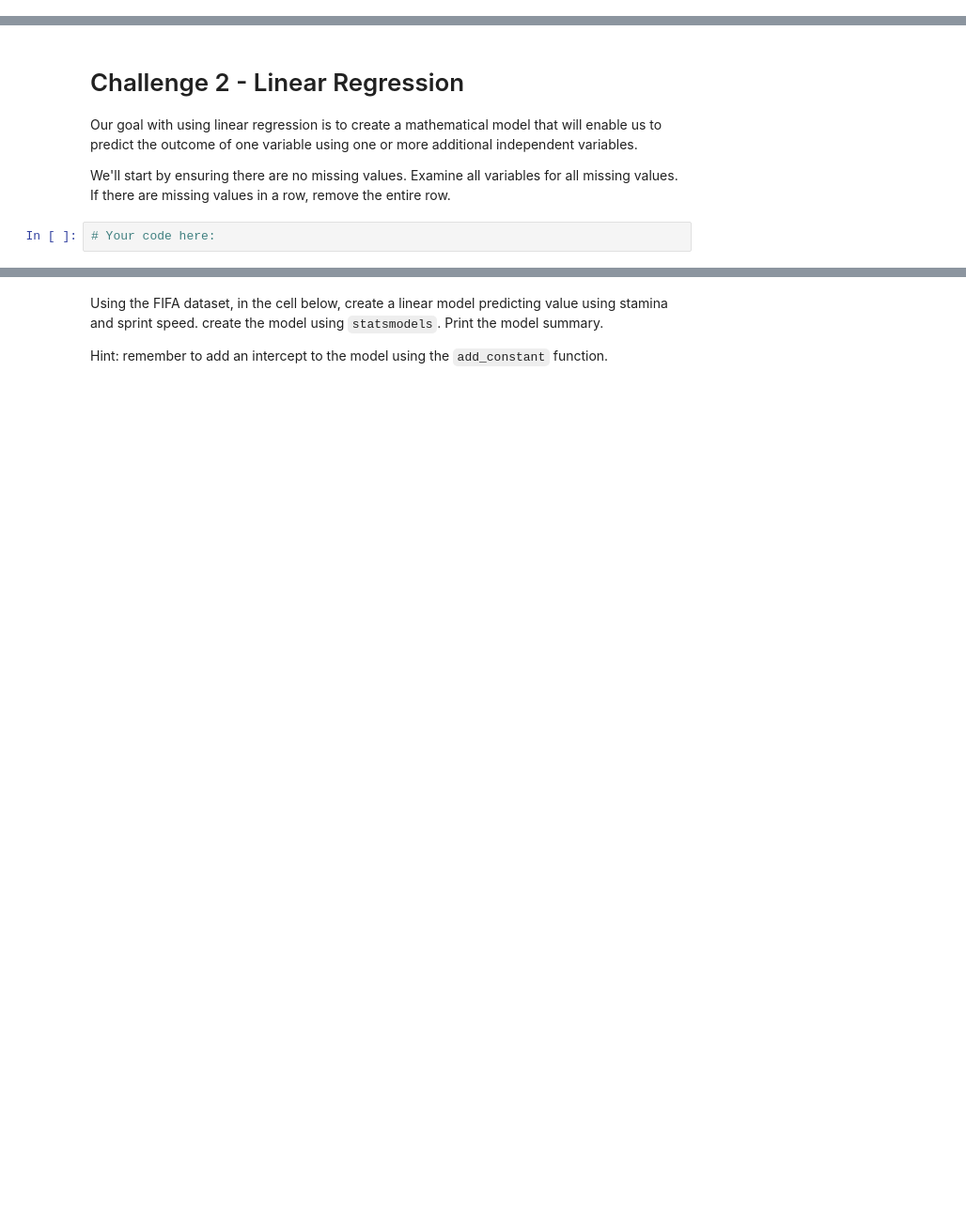
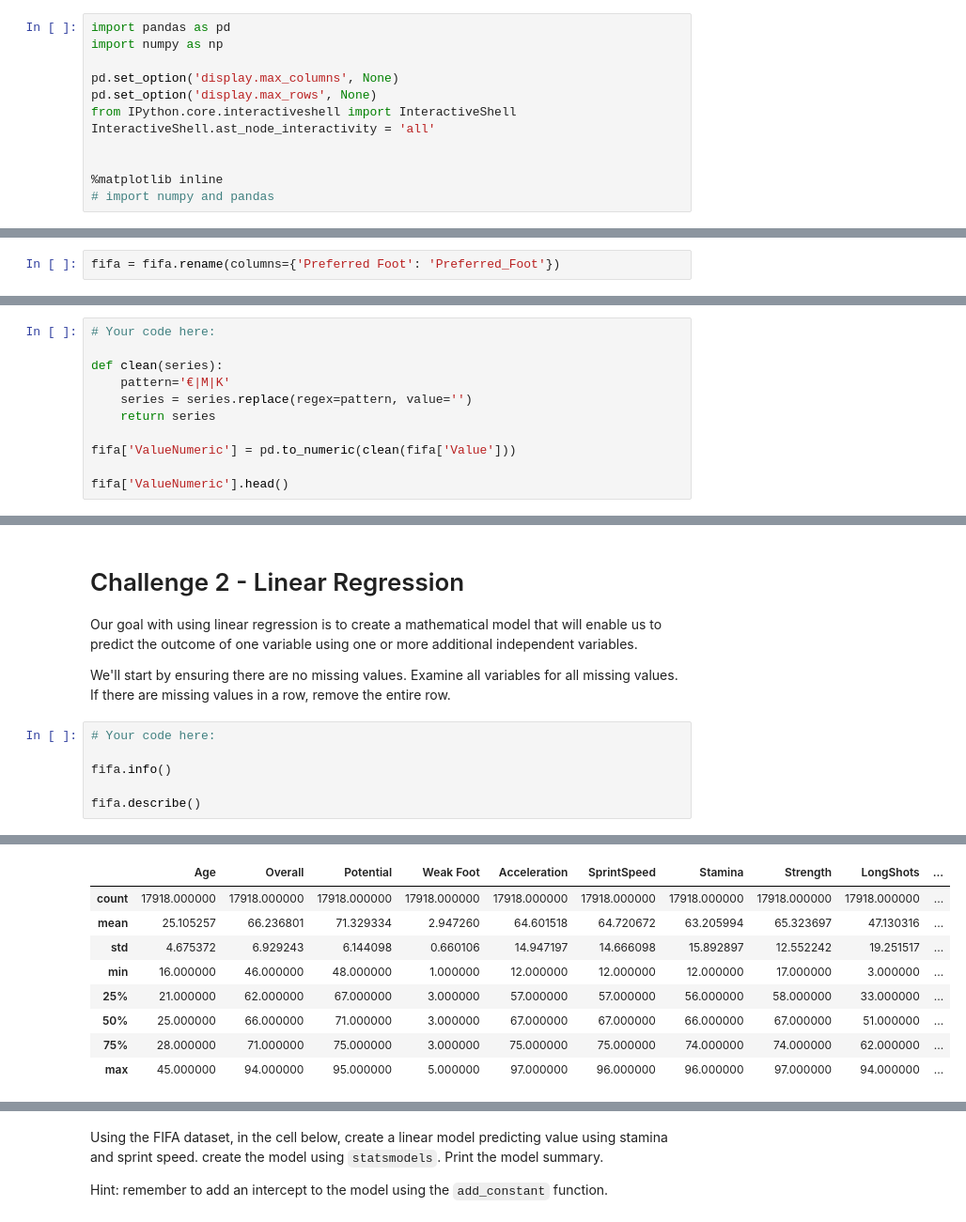
Before and after one commit to ta-datapt-bcn/lab-correlation-tests-with-scipy, a Jupyter notebook: your-code/main.ipynb, the cells around one changed output, grey strips where cells are left out. Shown at 94% size. Drawn from its saved outputs; the diff is of its cells as text; blank space fills up the shorter version.

```diff
--- a/your-code/main.ipynb
+++ b/your-code/main.ipynb
@@ -9,3 +12,15 @@
+# %%
+import pandas as pd
+import numpy as np
+
+pd.set_option('display.max_columns', None)
+pd.set_option('display.max_rows', None)
+from IPython.core.interactiveshell import InteractiveShell
+InteractiveShell.ast_node_interactivity = 'all'
+
+
+%matplotlib inline
+# import numpy and pandas
 # %% [markdown]
 # Challenge 1 - Analysis of Variance
 
@@ -21,2 +51,4 @@ Let's examine the dataset by looking at the `head`.
+# %%
+fifa = fifa.rename(columns={'Preferred Foot': 'Preferred_Foot'})
 # %% [markdown]
 Player's values are expressed in millions of euros. We would like this column to be numeric. Therefore, let's create a numeric value column. Do this by stripping all non-numeric characters from each cell. Assign this new data to `ValueNumeric`. There is no need to multiply the value to be expressed in millions.
@@ -24,0 +55,11 @@ Player's values are expressed in millions of euros. We would like this column to
+# %%
+# Your code here:
+
+def clean(series):
+    pattern='€|M|K'
+    series = series.replace(regex=pattern, value='')
+    return series
+
+fifa['ValueNumeric'] = pd.to_numeric(clean(fifa['Value']))
+
+fifa['ValueNumeric'].head()
@@ -48,3 +128,8 @@ Our goal with using linear regression is to create a mathematical model that wil
 We'll start by ensuring there are no missing values. Examine all variables for all missing values. If there are missing values in a row, remove the entire row.
 # %%
 # Your code here:
+
+fifa.info()
+
+fifa.describe()
+# %% [output]
@@ -50,0 +153,9 @@ We'll start by ensuring there are no missing values. Examine all variables for a
+|  | Age | Overall | Potential | Weak Foot | Acceleration | SprintSpeed | Stamina | Strength | LongShots | ... |
+| count | 17918.000000 | 17918.000000 | 17918.000000 | 17918.000000 | 17918.000000 | 17918.000000 | 17918.000000 | 17918.000000 | 17918.000000 | ... |
+| mean | 25.105257 | 66.236801 | 71.329334 | 2.947260 | 64.601518 | 64.720672 | 63.205994 | 65.323697 | 47.130316 | ... |
+| std | 4.675372 | 6.929243 | 6.144098 | 0.660106 | 14.947197 | 14.666098 | 15.892897 | 12.552242 | 19.251517 | ... |
+| min | 16.000000 | 46.000000 | 48.000000 | 1.000000 | 12.000000 | 12.000000 | 12.000000 | 17.000000 | 3.000000 | ... |
+| 25% | 21.000000 | 62.000000 | 67.000000 | 3.000000 | 57.000000 | 57.000000 | 56.000000 | 58.000000 | 33.000000 | ... |
+| 50% | 25.000000 | 66.000000 | 71.000000 | 3.000000 | 67.000000 | 67.000000 | 66.000000 | 67.000000 | 51.000000 | ... |
+| 75% | 28.000000 | 71.000000 | 75.000000 | 3.000000 | 75.000000 | 75.000000 | 74.000000 | 74.000000 | 62.000000 | ... |
+| max | 45.000000 | 94.000000 | 95.000000 | 5.000000 | 97.000000 | 96.000000 | 96.000000 | 97.000000 | 94.000000 | ... |
```
Also changed, not shown: parts of 24 cells of this notebook.
